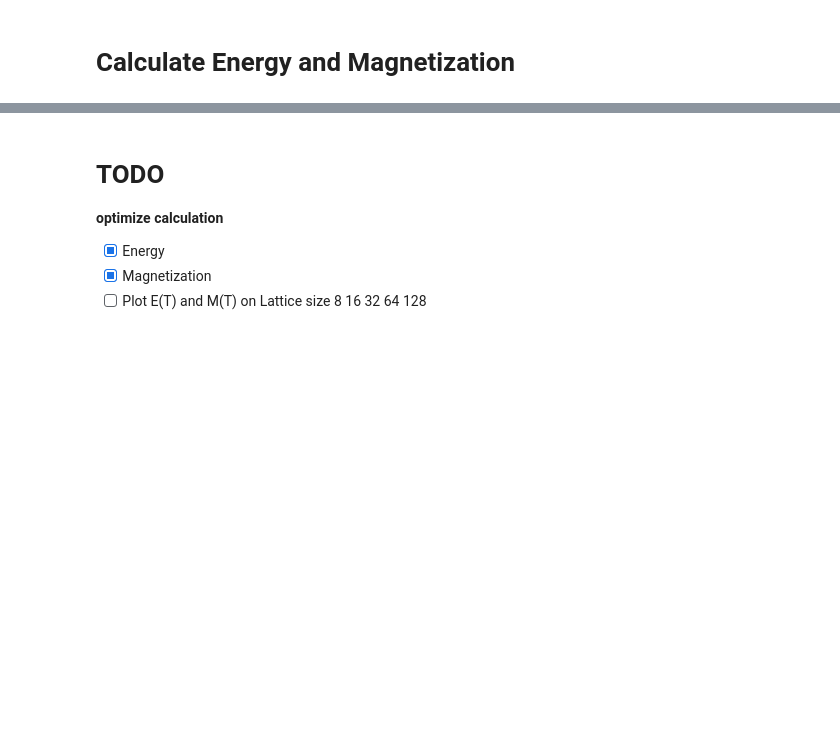
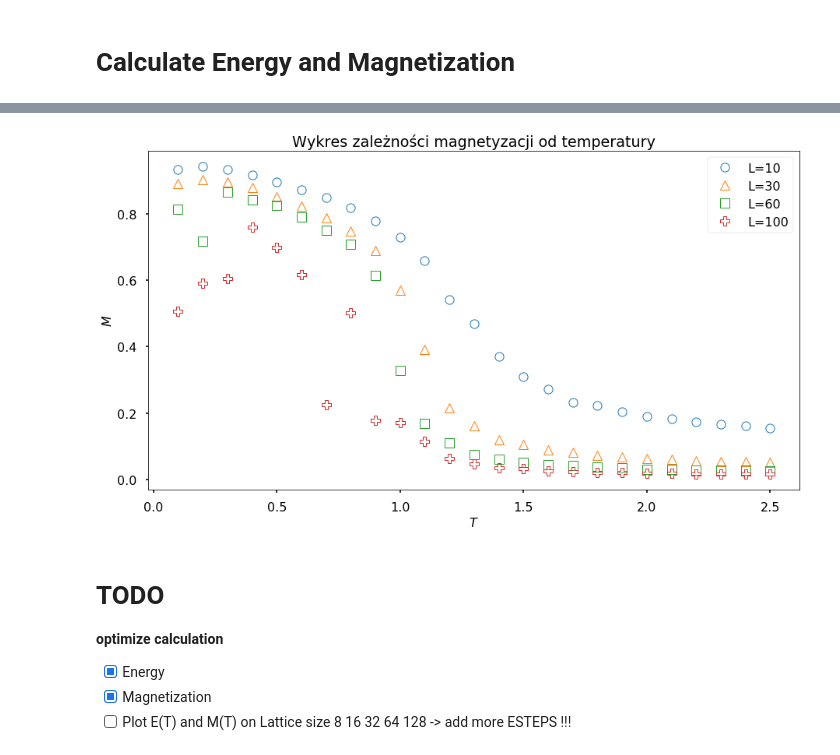
Before and after one commit to robertjankowski/XYmodel, a Jupyter notebook: plotting/XY_withCython.ipynb, the cells around one changed output, grey strips where cells are left out. Saved outputs shown, nothing was run; the diff lists cells and outputs as text; code cells hidden in the pictures; blank space fills up the shorter version.

```diff
--- a/plotting/XY_withCython.ipynb
+++ b/plotting/XY_withCython.ipynb
@@ -288,7 +299,22 @@ plt.show()
+# %%
+plt.figure(figsize=(15, 8))
+plt.plot(T_range, M_10, 'o', label='L=10',  markerfacecolor='none', markeredgewidth=1.0)
+plt.plot(T_range, M_30, '^', label='L=30',  markerfacecolor='none', markeredgewidth=1.0)
+plt.plot(T_range, M_60, 's', label='L=60',  markerfacecolor='none', markeredgewidth=1.0)
+plt.plot(T_range, M_100, 'P', label='L=100',  markerfacecolor='none', markeredgewidth=1.0)
+
+plt.xlabel("$T$", fontsize=16)
+plt.ylabel("$M$", fontsize=16)
+plt.title("Wykres zależności magnetyzacji od temperatury")
+plt.legend()
+# plt.savefig("Energia.svg", dpi=800, bbox_inches='tight', format="svg")
+plt.show()
+# %% [output]
+[figure, added]
 # %% [markdown]
 # TODO
 
 **optimize calculation**
 - [x] Energy
 - [x] Magnetization
-- [ ] Plot E(T) and M(T) on Lattice size 8 16 32 64 128
+- [ ] Plot E(T) and M(T) on Lattice size 8 16 32 64 128 -> add more ESTEPS !!!
```
Also changed, not shown: parts of 10 cells of this notebook, 9 other files.
